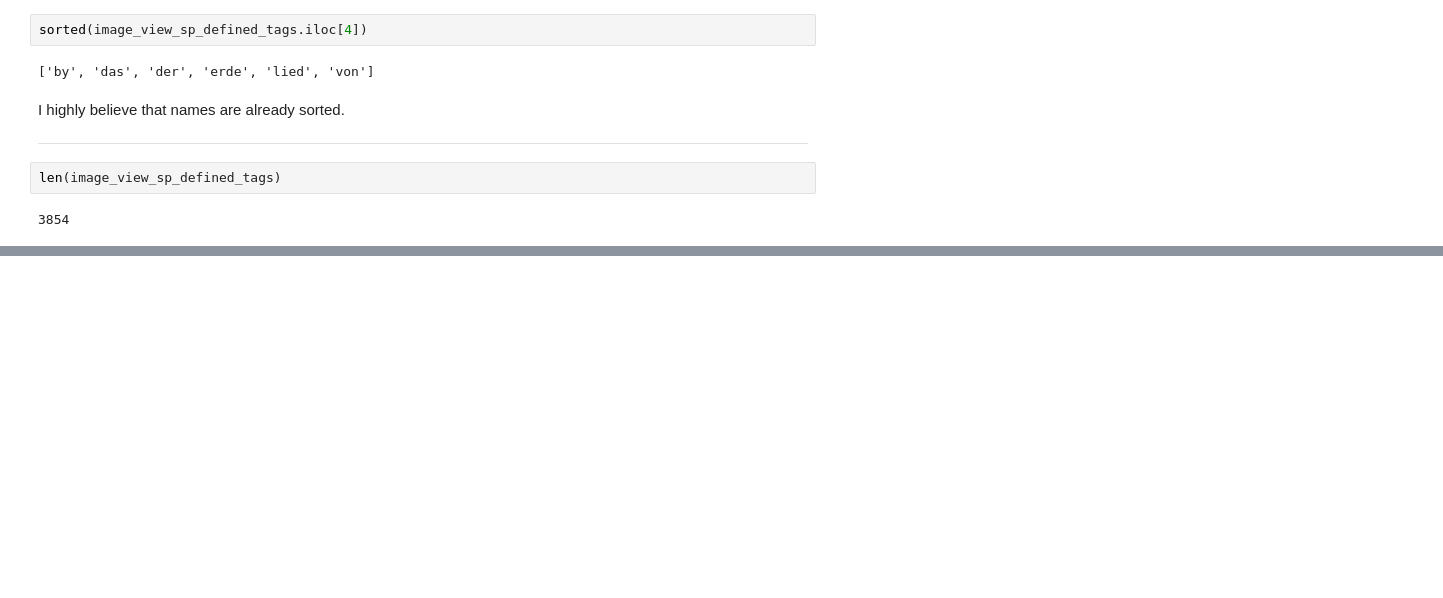
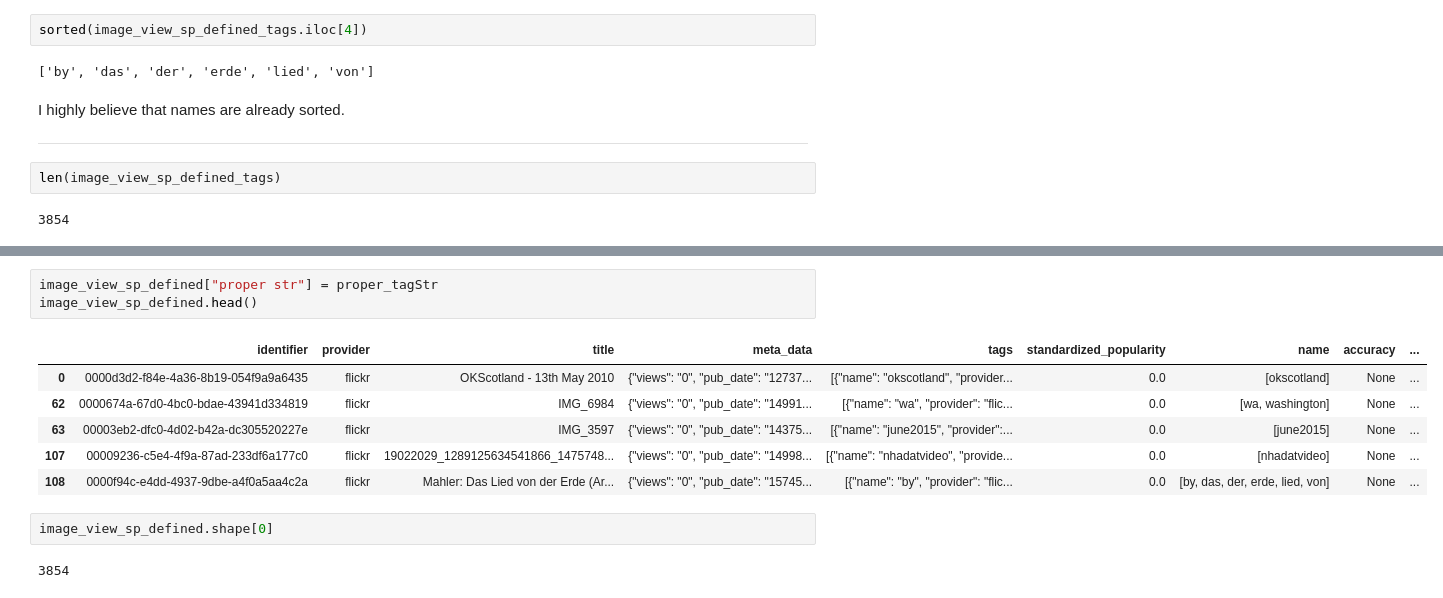
Before and after one commit to creativecommons/data-science-playground, a Jupyter notebook: Image Popularity and Authority/Image_view_Table_with_Vectorized_Tags.ipynb, the cells around one changed output, grey strips where cells are left out. Cells and saved outputs as stored; diff of their text form; blank space fills up the shorter version.

```diff
--- a/Image Popularity and Authority/Image_view_Table_with_Vectorized_Tags.ipynb
+++ b/Image Popularity and Authority/Image_view_Table_with_Vectorized_Tags.ipynb
@@ -776,0 +892,14 @@ for s in sorted_repeated_tags_count:
+# %%
+image_view_sp_defined["proper str"] = proper_tagStr
+image_view_sp_defined.head()
+# %% [output]
+|  | identifier | provider | title | meta_data | tags | standardized_popularity | name | accuracy | ... |
+| 0 | 0000d3d2-f84e-4a36-8b19-054f9a9a6435 | flickr | OKScotland - 13th May 2010 | {"views": "0", "pub_date": "12737... | [{"name": "okscotland", "provider... | 0.0 | [okscotland] | None | ... |
+| 62 | 0000674a-67d0-4bc0-bdae-43941d334819 | flickr | IMG_6984 | {"views": "0", "pub_date": "14991... | [{"name": "wa", "provider": "flic... | 0.0 | [wa, washington] | None | ... |
+| 63 | 00003eb2-dfc0-4d02-b42a-dc305520227e | flickr | IMG_3597 | {"views": "0", "pub_date": "14375... | [{"name": "june2015", "provider":... | 0.0 | [june2015] | None | ... |
+| 107 | 00009236-c5e4-4f9a-87ad-233df6a177c0 | flickr | 19022029_1289125634541866_1475748... | {"views": "0", "pub_date": "14998... | [{"name": "nhadatvideo", "provide... | 0.0 | [nhadatvideo] | None | ... |
+| 108 | 0000f94c-e4dd-4937-9dbe-a4f0a5aa4c2a | flickr | Mahler: Das Lied von der Erde (Ar... | {"views": "0", "pub_date": "15745... | [{"name": "by", "provider": "flic... | 0.0 | [by, das, der, erde, lied, von] | None | ... |
+# %%
+image_view_sp_defined.shape[0]
+# %% [output]
+3854
```
Also changed, not shown: parts of 64 cells of this notebook.
